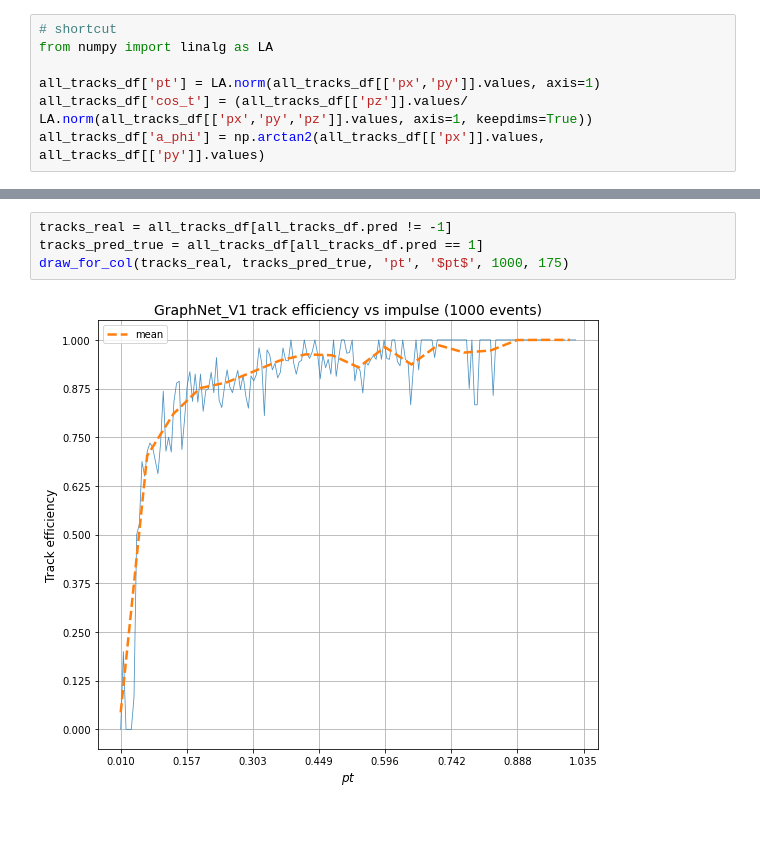
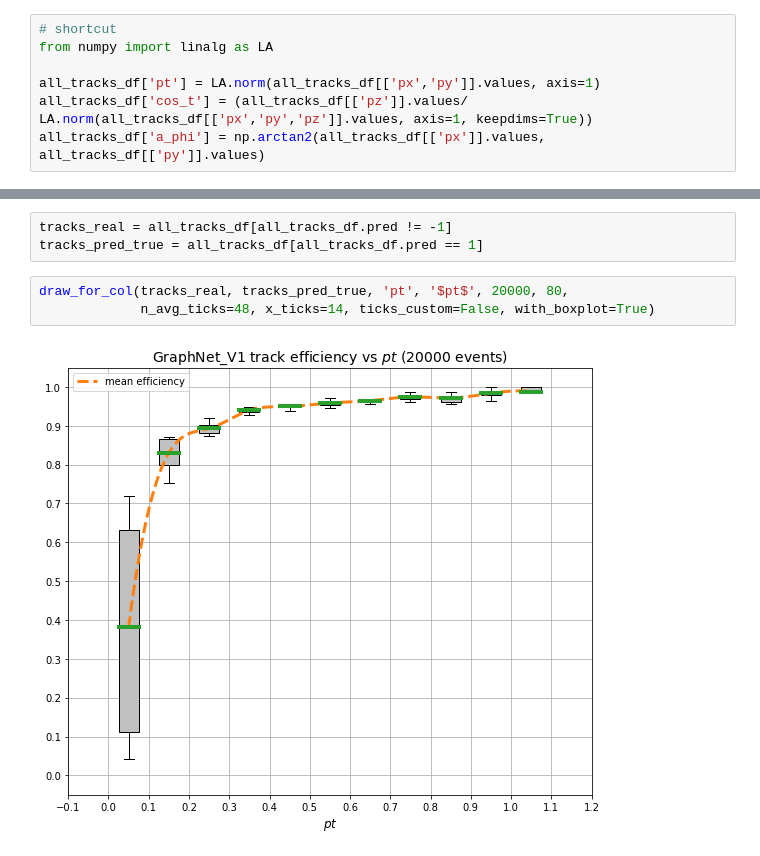
Before and after one commit to t3hseus/ariadne, a Jupyter notebook: notebooks/graph_train_evaluation.ipynb, the cells around one changed output, grey strips where cells are left out. Drawn from its saved outputs; the diff is of its cells as text; blank space fills up the shorter version.

```diff
--- a/notebooks/graph_train_evaluation.ipynb
+++ b/notebooks/graph_train_evaluation.ipynb
@@ -384,7 +501,9 @@ def draw_for_col(tracks_real, tracks_pred_true,
 # %%
 tracks_real = all_tracks_df[all_tracks_df.pred != -1]
 tracks_pred_true = all_tracks_df[all_tracks_df.pred == 1]
-draw_for_col(tracks_real, tracks_pred_true, 'pt', '$pt$', 1000, 175)
-# %% [output]
-[figure, removed]
+# %%
+draw_for_col(tracks_real, tracks_pred_true, 'pt', '$pt$', 20000, 80,
+             n_avg_ticks=48, x_ticks=14, ticks_custom=False, with_boxplot=True)
+# %% [output]
+[figure, added]
 # %%
```
Also changed, not shown: parts of 26 cells of this notebook, 1 other file.
